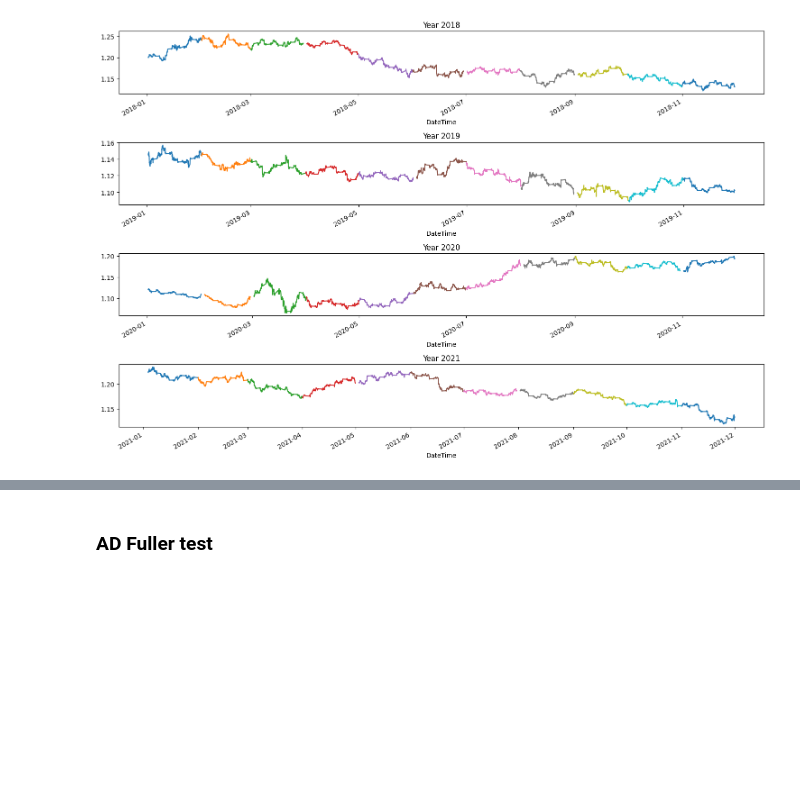
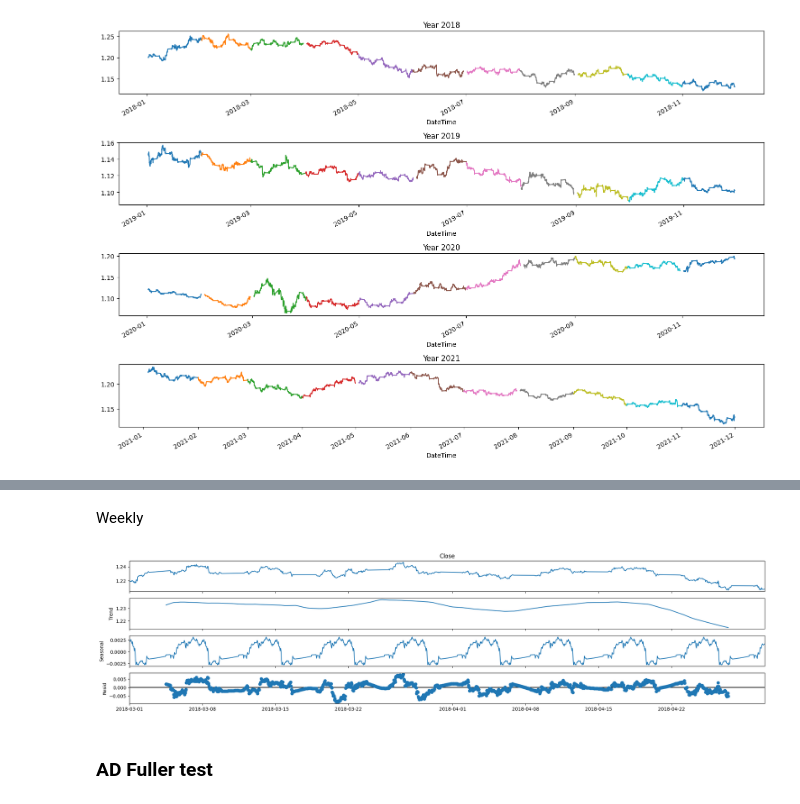
Before and after one commit to JBC2024/ML_EURUSD-PRICE-ESTIMATOR, a Jupyter notebook: src/notebooks/1 - EDA.ipynb, the cells around one changed output, grey strips where cells are left out. Drawn from its saved outputs; the diff is of its cells as text; code cells hidden in the pictures; blank space fills up the shorter version.

```diff
--- a/src/notebooks/1 - EDA.ipynb
+++ b/src/notebooks/1 - EDA.ipynb
@@ -180,3 +239,12 @@ plt.tight_layout();
+# %% [markdown]
+Weekly
+# %%
+decomposition_weekly = seasonal_decompose(df_train_resampled.loc["2018-03":"2018-04",target], period=24*7, model='additive')
+# Plot
+plt.rcParams.update({'figure.figsize': (20,5)})
+decomposition_weekly.plot();
+# %% [output]
+[figure, added]
 # %% [markdown]
 ### AD Fuller test
 # %%
```
Also changed, not shown: parts of 8 cells of this notebook, 3 other files.
